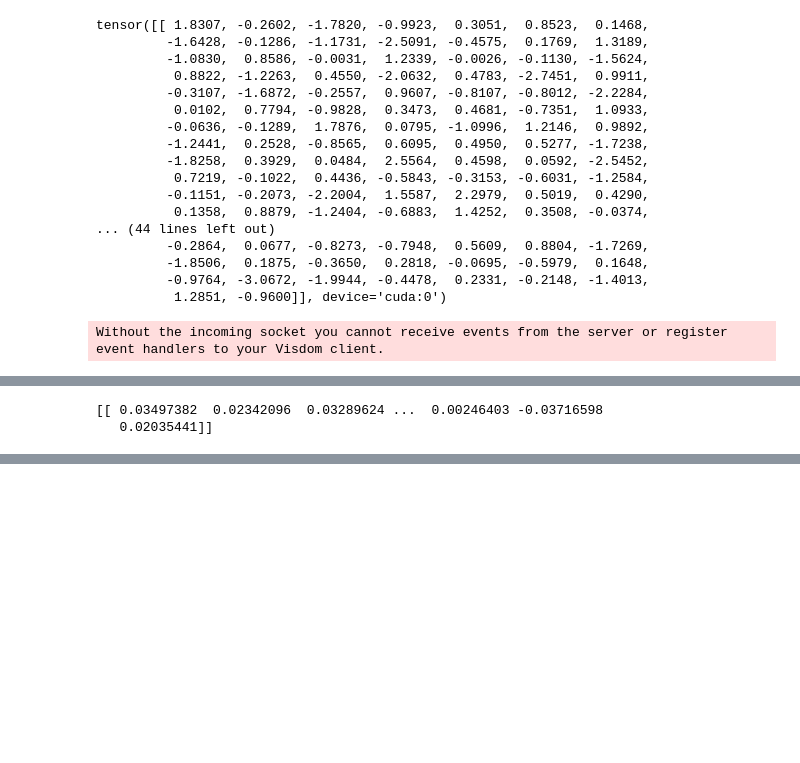
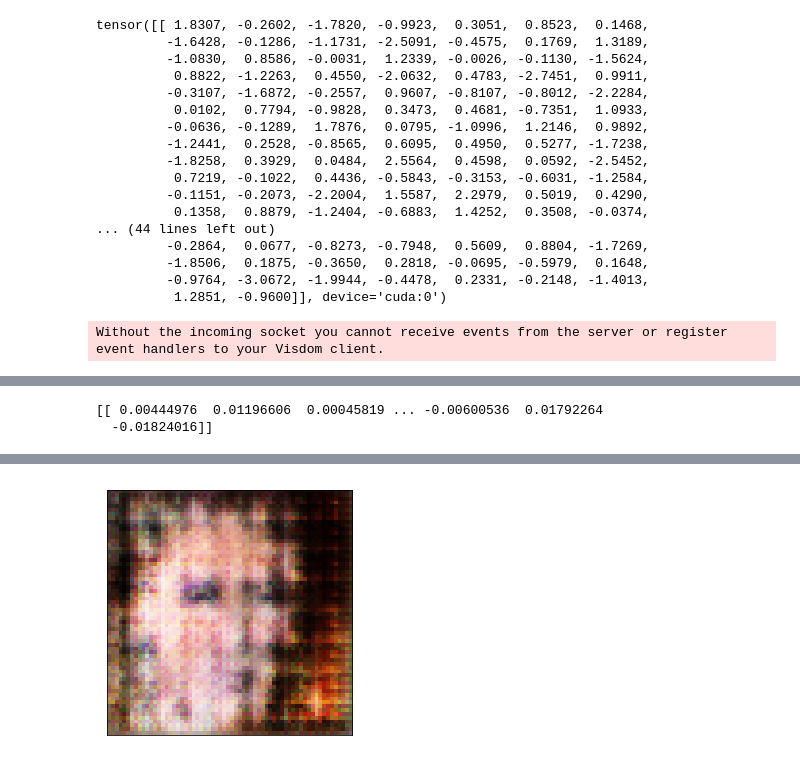
Before and after one commit to trifonova-n/inpainting, a Jupyter notebook: gan_training.ipynb, the cells around one changed output, grey strips where cells are left out. Drawn from its saved outputs; the diff is of its cells as text; code cells hidden in the pictures; blank space fills up the shorter version.

```diff
--- a/gan_training.ipynb
+++ b/gan_training.ipynb
@@ -118,9 +86,9 @@ for batch, Z in data_loader:
 # %%
-Z = torch.normal(mean=torch.zeros(4, generator.z_size)).cuda()
+Z, = noise_sampler.sample()
 G_sample = generator(Z)
 sample = G_sample.data.cpu().numpy()
 print(discriminator.layer4.weight.cpu().detach().numpy())
 plot_batch((G_sample.data.cpu().numpy() + 1) / 2)
 # %% [output]
-[[ 0.03497382  0.02342096  0.03289624 ...  0.00246403 -0.03716598
-   0.02035441]]
+[[ 0.00444976  0.01196606  0.00045819 ... -0.00600536  0.01792264
+  -0.01824016]]
@@ -129,3 +95,4 @@ plot_batch((G_sample.data.cpu().numpy() + 1) / 2)
+[figure, added]
 # %%
 w = generator.layer3[0].weight.data.cpu().numpy()
 print(w)
```
Also changed, not shown: parts of 8 cells of this notebook, 7 other files.
